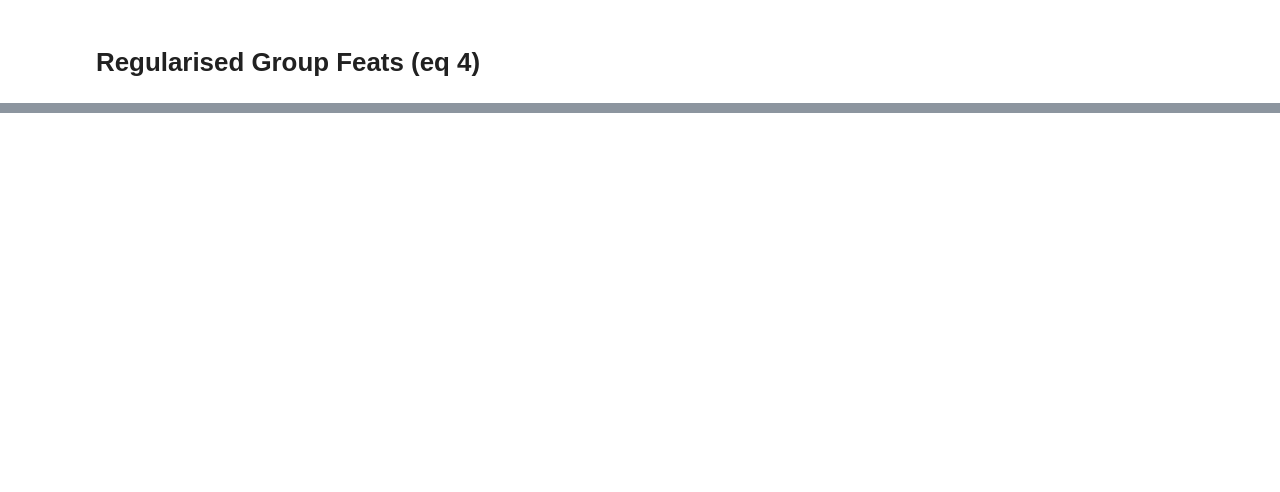
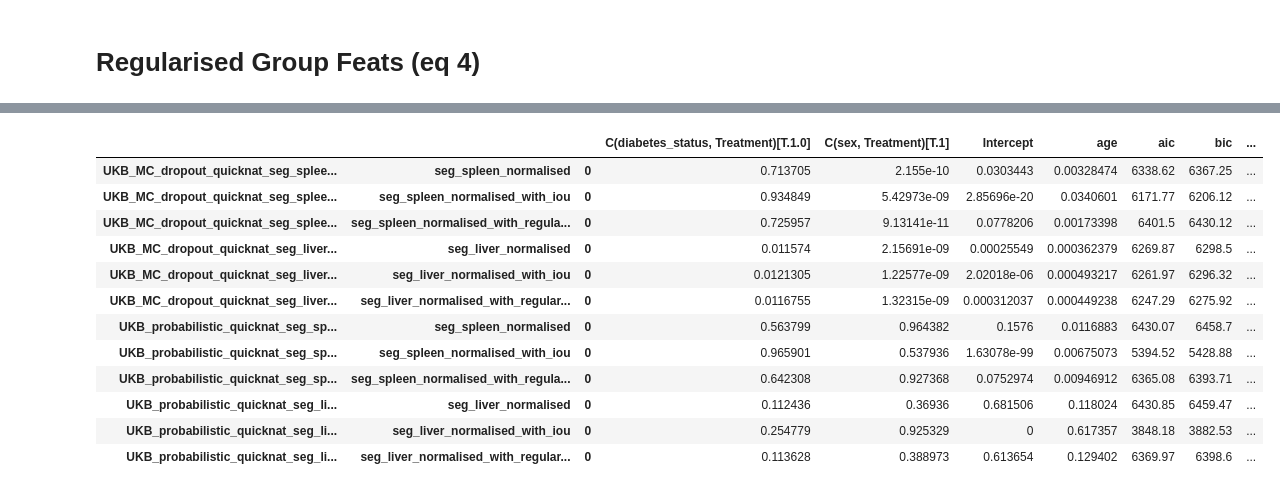
Before and after one commit to jyotirmay123/BNN-for-Uncertainty-Estimation-of-Imaging-Biomarkers, a Jupyter notebook: diabetes_classification.ipynb, the cells around one changed output, grey strips where cells are left out. Saved outputs shown, nothing was run; the diff lists cells and outputs as text; code cells hidden in the pictures; blank space fills up the shorter version.

```diff
--- a/diabetes_classification.ipynb
+++ b/diabetes_classification.ipynb
@@ -529,0 +660,65 @@ p_value_df_styler
+# %%
+feats = basic_feats
+dicts = {}
+anova_test_dicts = {}
+for model, df in dfs_ukb.items():
+#
+#     df, normalised_cols = z_score_column_normalise(df, ['seg_spleen', 'seg_liver'])
+#     df = df.fillna(0)
+
+    if 'dataset' in model:
+        print('dataset cannot be processed!')
+        continue
+    if 'UKB' not in model:
+#         print('dataset cannot be processed!')
+        continue
+
+    dicts[model] = {}
+    target_cols = ['seg_spleen_normalised', 'seg_liver_normalised']
+    for target_col in target_cols:
+    #     Equation 1 process
+        feats = basic_feats + ['diabetes_status']
+        feats_string = make_feature_string(feats, ['sex', 'diabetes_status'])
+        p_values, statsmodel = normal_group_fit(df, target_col, feats_string)
+        dicts[model][target_col] = p_values
+
+#     #     Equation 2 process
+#         feats = basic_feats + ['diabetes_status']
+#         feats_string = make_feature_string(feats, ['sex', 'diabetes_status'])
+#         p_values, statsmodel = normal_group_fit(df, target_col, feats_string)
+#         dicts[model][target_col+'_with_seg_volumes'] = p_values
+
+    #     Equation 3 process
+        if target_col == 'seg_spleen_normalised':
+            iou_feat = ['iou_spleen']
+        else:
+            iou_feat = ['iou_liver']
+        feats = basic_feats + [ 'diabetes_status'] + iou_feat
+        feats_string = make_feature_string(feats, ['sex', 'diabetes_status'])
+        p_values, statsmodel = normal_group_fit(df, target_col, feats_string)
+        dicts[model][target_col+'_with_iou'] = p_values
+
+    #     Equation 4 process
+        feats = basic_feats + [ 'diabetes_status']
+        feats_string = make_feature_string(feats, ['sex', 'diabetes_status'])
+        p_values, statsmodel = weighted_group_feats(df, target_col, feats_string, iou_feat[0])
+        dicts[model][target_col+'_with_regularised_seg_volumes'] = p_values
+
+p_value_df = df_from_nested_dicts(dicts).T
+p_value_df.to_csv('to_seg.csv')
+p_value_df_styler = highlight_significance(p_value_df, 0.05)
+p_value_df_styler
+# %% [output]
+|  |  |  | C(diabetes_status, Treatment)[T.1.0] | C(sex, Treatment)[T.1] | Intercept | age | aic | bic | ... |
+| UKB_MC_dropout_quicknat_seg_splee... | seg_spleen_normalised | 0 | 0.713705 | 2.155e-10 | 0.0303443 | 0.00328474 | 6338.62 | 6367.25 | ... |
+| UKB_MC_dropout_quicknat_seg_splee... | seg_spleen_normalised_with_iou | 0 | 0.934849 | 5.42973e-09 | 2.85696e-20 | 0.0340601 | 6171.77 | 6206.12 | ... |
+| UKB_MC_dropout_quicknat_seg_splee... | seg_spleen_normalised_with_regula... | 0 | 0.725957 | 9.13141e-11 | 0.0778206 | 0.00173398 | 6401.5 | 6430.12 | ... |
+| UKB_MC_dropout_quicknat_seg_liver... | seg_liver_normalised | 0 | 0.011574 | 2.15691e-09 | 0.00025549 | 0.000362379 | 6269.87 | 6298.5 | ... |
+| UKB_MC_dropout_quicknat_seg_liver... | seg_liver_normalised_with_iou | 0 | 0.0121305 | 1.22577e-09 | 2.02018e-06 | 0.000493217 | 6261.97 | 6296.32 | ... |
+| UKB_MC_dropout_quicknat_seg_liver... | seg_liver_normalised_with_regular... | 0 | 0.0116755 | 1.32315e-09 | 0.000312037 | 0.000449238 | 6247.29 | 6275.92 | ... |
+| UKB_probabilistic_quicknat_seg_sp... | seg_spleen_normalised | 0 | 0.563799 | 0.964382 | 0.1576 | 0.0116883 | 6430.07 | 6458.7 | ... |
+| UKB_probabilistic_quicknat_seg_sp... | seg_spleen_normalised_with_iou | 0 | 0.965901 | 0.537936 | 1.63078e-99 | 0.00675073 | 5394.52 | 5428.88 | ... |
+| UKB_probabilistic_quicknat_seg_sp... | seg_spleen_normalised_with_regula... | 0 | 0.642308 | 0.927368 | 0.0752974 | 0.00946912 | 6365.08 | 6393.71 | ... |
+| UKB_probabilistic_quicknat_seg_li... | seg_liver_normalised | 0 | 0.112436 | 0.36936 | 0.681506 | 0.118024 | 6430.85 | 6459.47 | ... |
+| UKB_probabilistic_quicknat_seg_li... | seg_liver_normalised_with_iou | 0 | 0.254779 | 0.925329 | 0 | 0.617357 | 3848.18 | 3882.53 | ... |
+| UKB_probabilistic_quicknat_seg_li... | seg_liver_normalised_with_regular... | 0 | 0.113628 | 0.388973 | 0.613654 | 0.129402 | 6369.97 | 6398.6 | ... |
```
Also changed, not shown: parts of 18 cells of this notebook, 18 other files.
